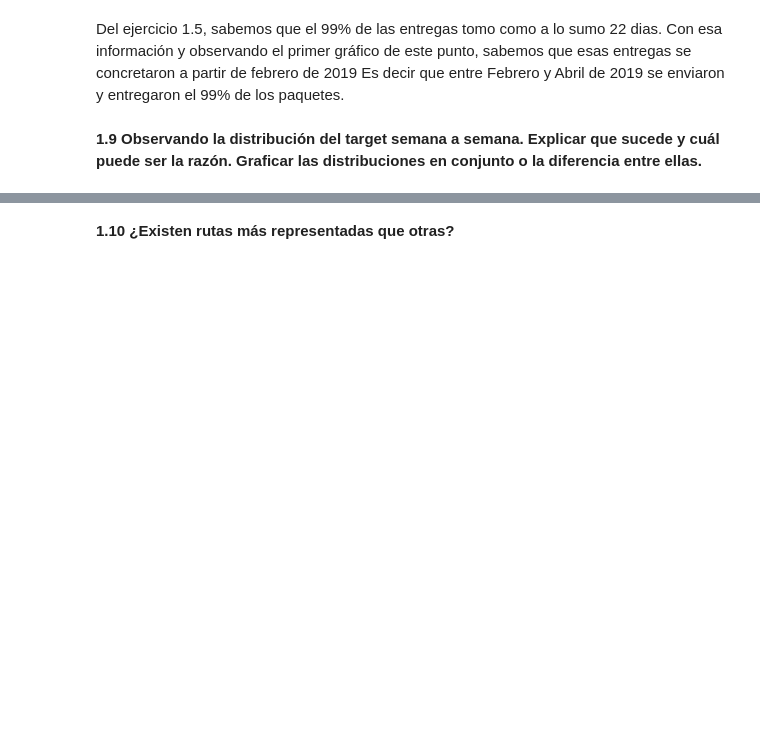
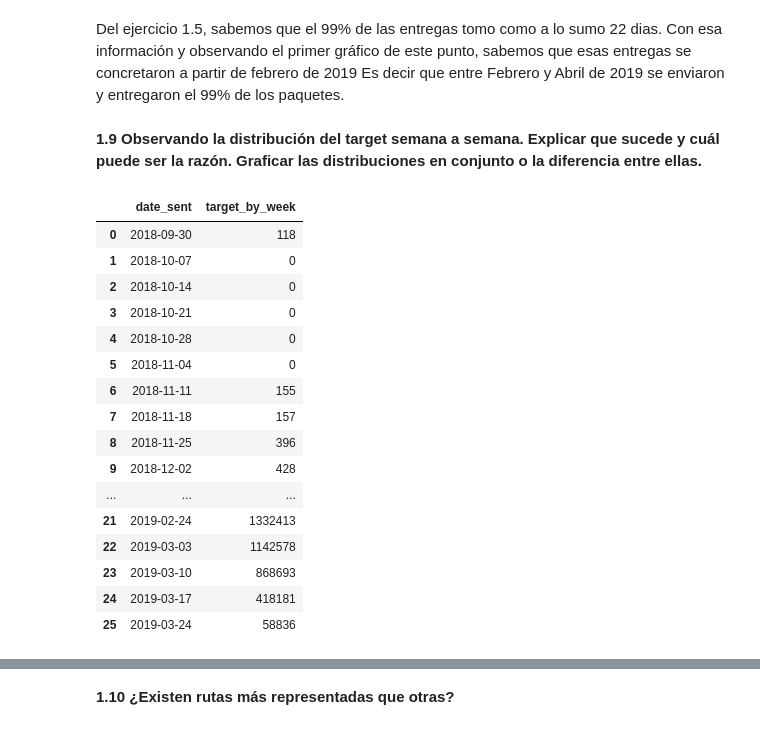
Before and after one commit to manquius/series_temporales, a Jupyter notebook: Practico1.ipynb, the cells around one changed output, grey strips where cells are left out. Cells and saved outputs as stored; diff of their text form; code cells hidden in the pictures; blank space fills up the shorter version.

```diff
--- a/Practico1.ipynb
+++ b/Practico1.ipynb
@@ -461,3 +458,27 @@ Es decir que entre Febrero y Abril de 2019 se enviaron y entregaron el 99% de lo
 # %% [markdown]
 **1.9 Observando la distribución del target semana a semana. Explicar que sucede y cuál
 puede ser la razón. Graficar las distribuciones en conjunto o la diferencia entre ellas.**
+# %%
+df1 = data_sorted_by_date.sort_values(by=['date_sent']).copy()
+df1['date_sent'] = pd.to_datetime(df1['date_sent']) - pd.to_timedelta(7, unit='d')
+df2 = df1.set_index('date_sent').resample('W')["target"].sum()
+df3 = pd.DataFrame({'target_by_week' : df1.set_index('date_sent').resample('W')["target"].sum()}).reset_index()
+df3
+# %% [output]
+|  | date_sent | target_by_week |
+| 0 | 2018-09-30 | 118 |
+| 1 | 2018-10-07 | 0 |
+| 2 | 2018-10-14 | 0 |
+| 3 | 2018-10-21 | 0 |
+| 4 | 2018-10-28 | 0 |
+| 5 | 2018-11-04 | 0 |
+| 6 | 2018-11-11 | 155 |
+| 7 | 2018-11-18 | 157 |
+| 8 | 2018-11-25 | 396 |
+| 9 | 2018-12-02 | 428 |
+| ... | ... | ... |
+| 21 | 2019-02-24 | 1332413 |
+| 22 | 2019-03-03 | 1142578 |
+| 23 | 2019-03-10 | 868693 |
+| 24 | 2019-03-17 | 418181 |
+| 25 | 2019-03-24 | 58836 |
```
Also changed, not shown: parts of 8 cells of this notebook.
